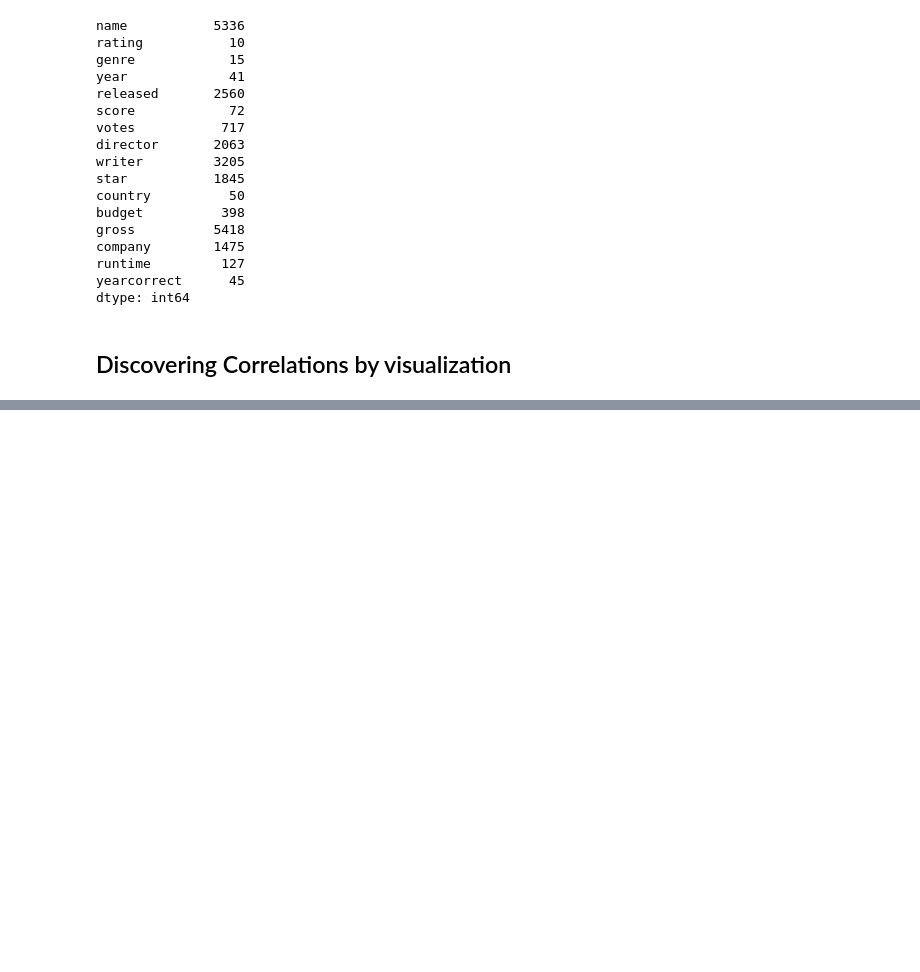
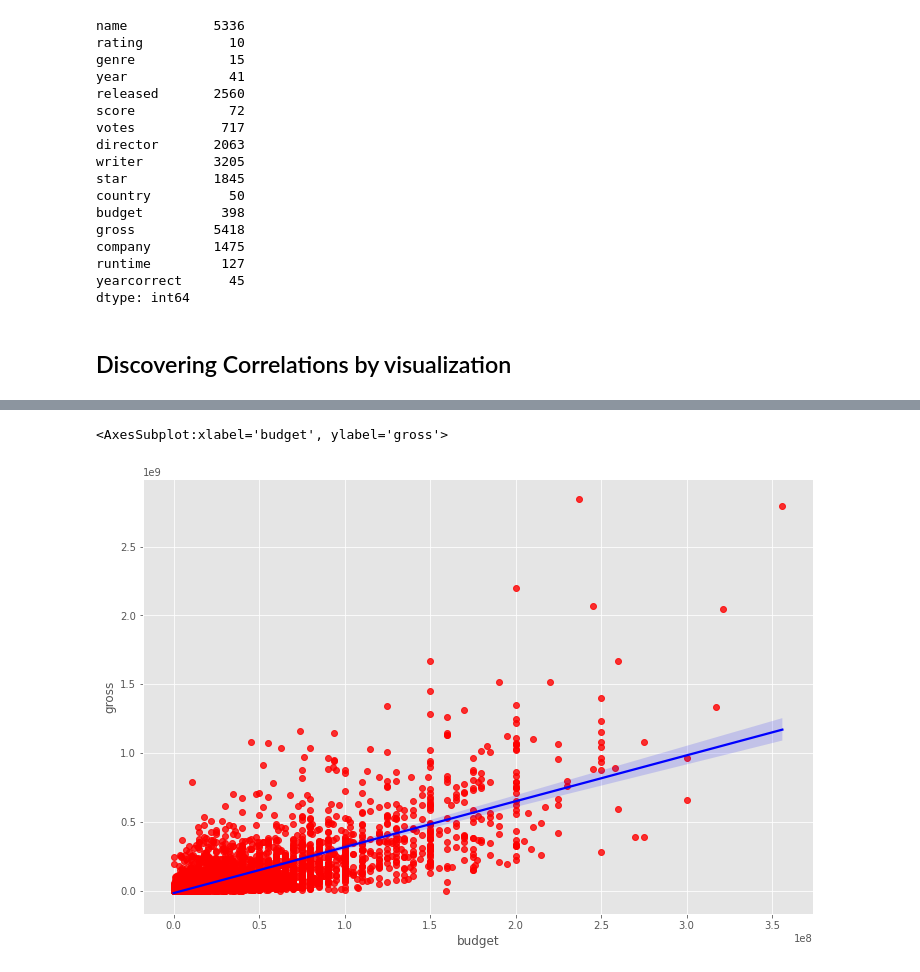
Before and after one commit to PavlosPo/Python-Correlation, a Jupyter notebook: python_corr_project.ipynb, the cells around one changed output, grey strips where cells are left out. Drawn from its saved outputs; the diff is of its cells as text; code cells hidden in the pictures; blank space fills up the shorter version.

```diff
--- a/python_corr_project.ipynb
+++ b/python_corr_project.ipynb
@@ -211,0 +225,7 @@ dtype: int64
+# %%
+# Plot Budget vs Gross using Seaborn
+
+sns.regplot(x=df['budget'], y=df['gross'], data=df, scatter_kws={"color": "red"}, line_kws={"color": "blue"})
+# %% [output]
+<AxesSubplot:xlabel='budget', ylabel='gross'>
+[figure, added]
```
Also changed, not shown: parts of 10 cells of this notebook.
